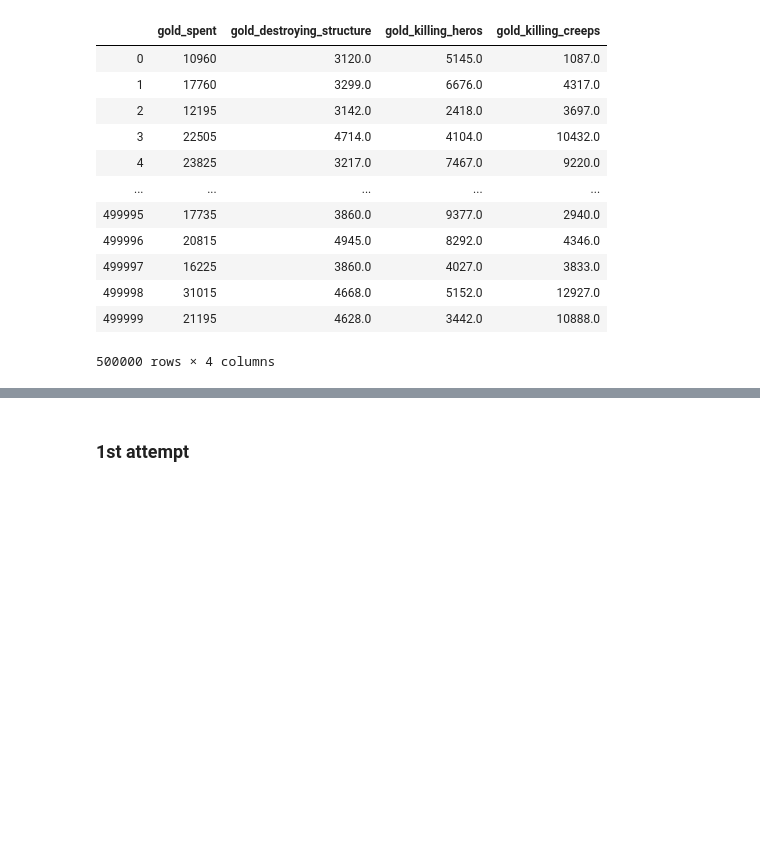
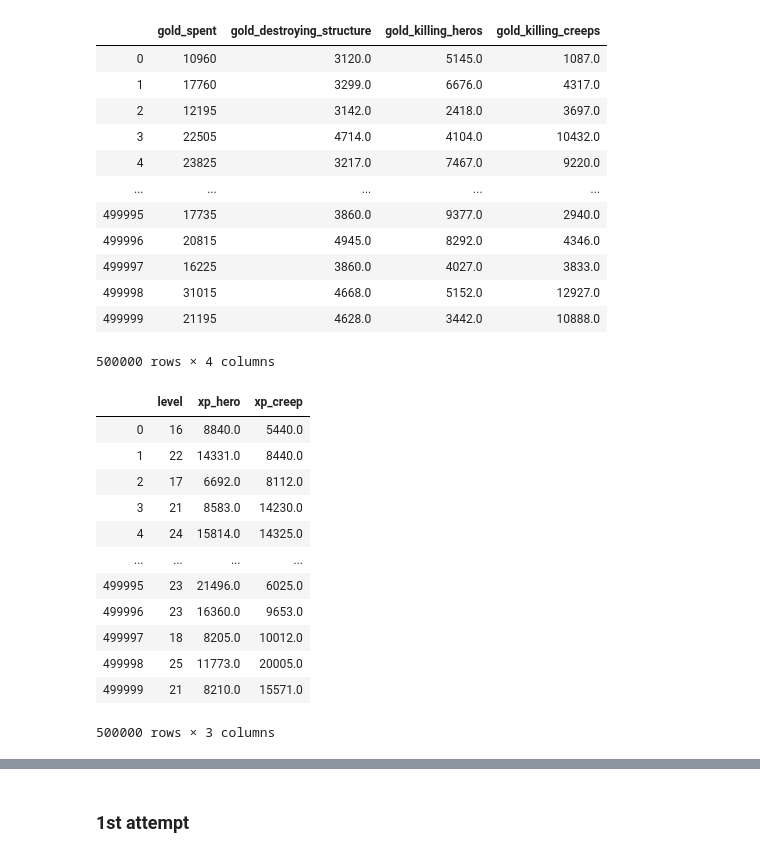
Before and after one commit to raymondng76/PRS-PSUPR-2019-08-13-IS1FT-CA1, a Jupyter notebook: code/CA1_DOTA2.ipynb, the cells around one changed output, grey strips where cells are left out. Cells and saved outputs as stored; diff of their text form; code cells hidden in the pictures; blank space fills up the shorter version.

```diff
--- a/code/CA1_DOTA2.ipynb
+++ b/code/CA1_DOTA2.ipynb
@@ -160,6 +164,30 @@ p_golds.fillna(0)
 | 499998 | 31015 | 4668.0 | 5152.0 | 12927.0 |
 | 499999 | 21195 | 4628.0 | 3442.0 | 10888.0 |
 500000 rows × 4 columns
+# %%
+players_lvl_xp = {
+    'level': players['level'],
+    'xp_hero': players['xp_hero'],
+    'xp_creep': players['xp_creep']
+}
+players_lvl_xp_labels = players_lvl_xp.keys()
+
+p_lvl_xp = pd.DataFrame(players_lvl_xp, columns=players_lvl_xp_labels)
+p_lvl_xp.fillna(0)
+# %% [output]
+|  | level | xp_hero | xp_creep |
+| 0 | 16 | 8840.0 | 5440.0 |
+| 1 | 22 | 14331.0 | 8440.0 |
+| 2 | 17 | 6692.0 | 8112.0 |
+| 3 | 21 | 8583.0 | 14230.0 |
+| 4 | 24 | 15814.0 | 14325.0 |
+| ... | ... | ... | ... |
+| 499995 | 23 | 21496.0 | 6025.0 |
+| 499996 | 23 | 16360.0 | 9653.0 |
+| 499997 | 18 | 8205.0 | 10012.0 |
+| 499998 | 25 | 11773.0 | 20005.0 |
+| 499999 | 21 | 8210.0 | 15571.0 |
+500000 rows × 3 columns
 # %%
 r_heroes_cols = list(map(lambda title: 'r_' + str(title), players_heroes.columns.values))
 d_heroes_cols = list(map(lambda title: 'd_' + str(title), players_heroes.columns.values))
```
Also changed, not shown: parts of 25 cells of this notebook.
